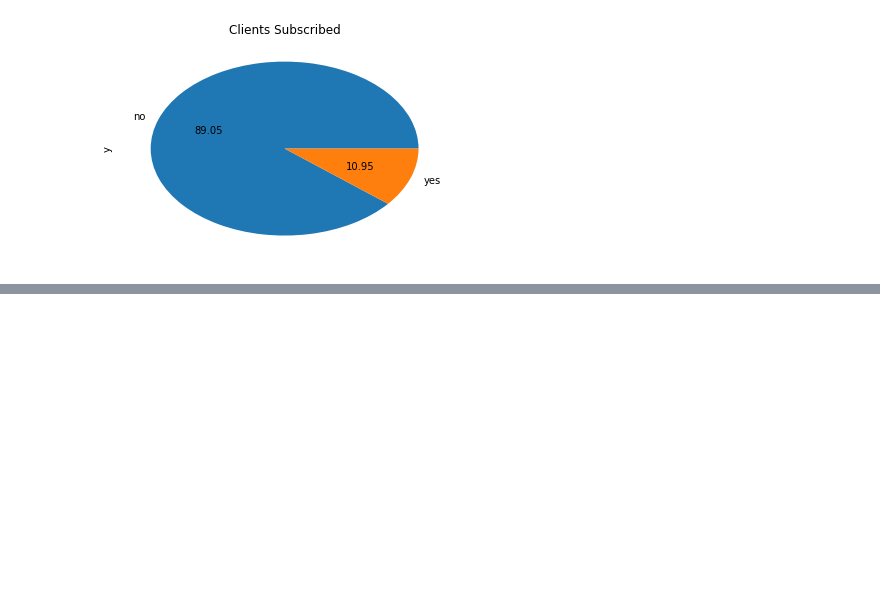
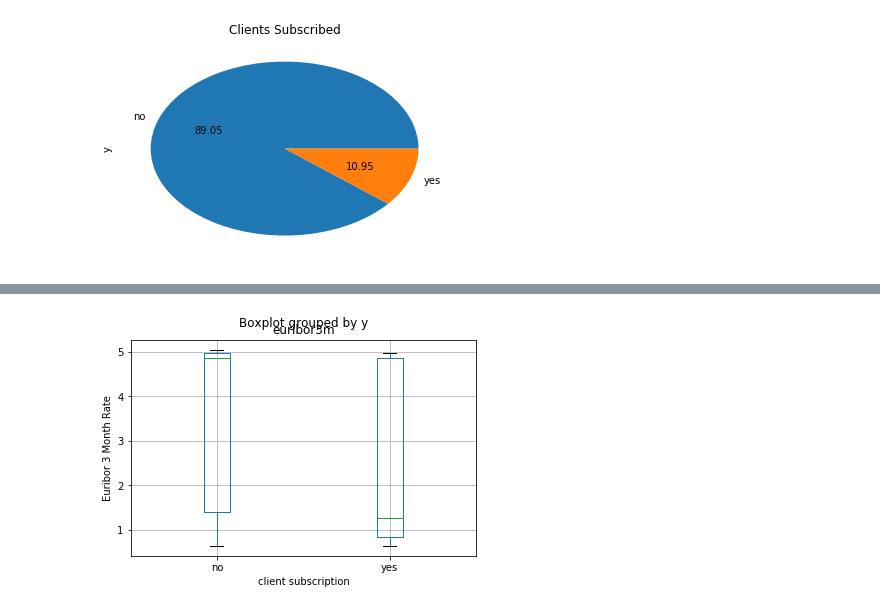
Before and after one commit to janarth10/Data_Cleaning_and_Summarizing, a Jupyter notebook: Task2.ipynb, the cells around one changed output, grey strips where cells are left out. Cells and saved outputs as stored; diff of their text form; code cells hidden in the pictures; blank space fills up the shorter version.

```diff
--- a/Task2.ipynb
+++ b/Task2.ipynb
@@ -148,0 +163,7 @@ plt.show()
+# %%
+f.boxplot(column='euribor3m', by='y')
+plt.ylabel('Euribor 3 Month Rate')
+plt.xlabel('client subscription')
+plt.show()
+# %% [output]
+[figure, added]
```
Also changed, not shown: parts of 2 cells of this notebook.
